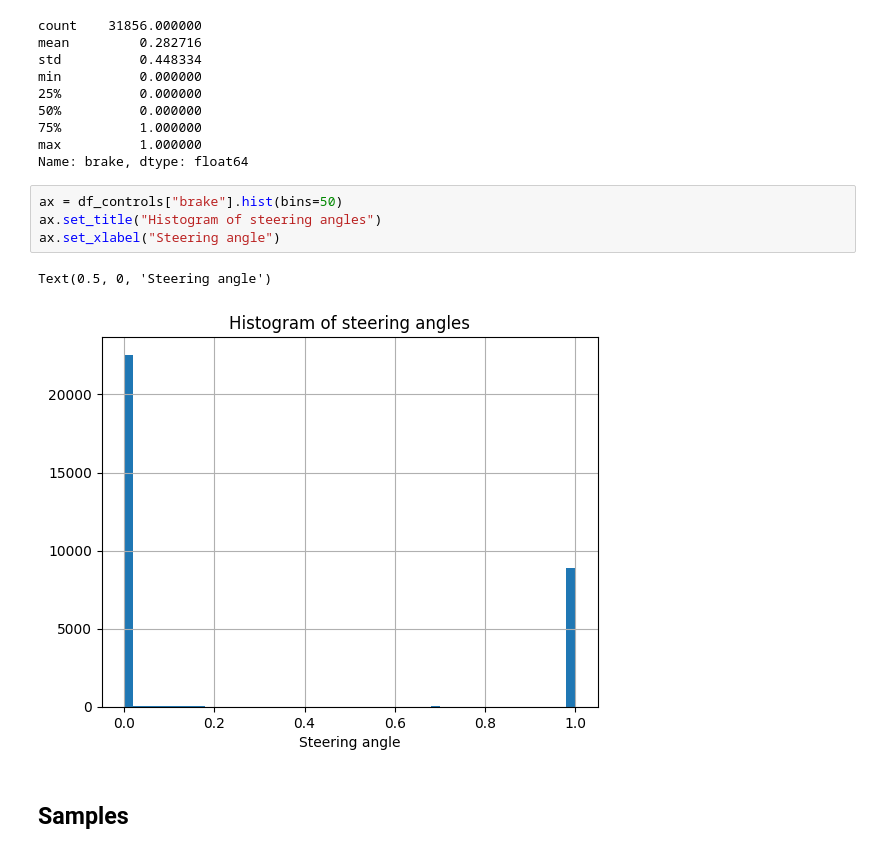
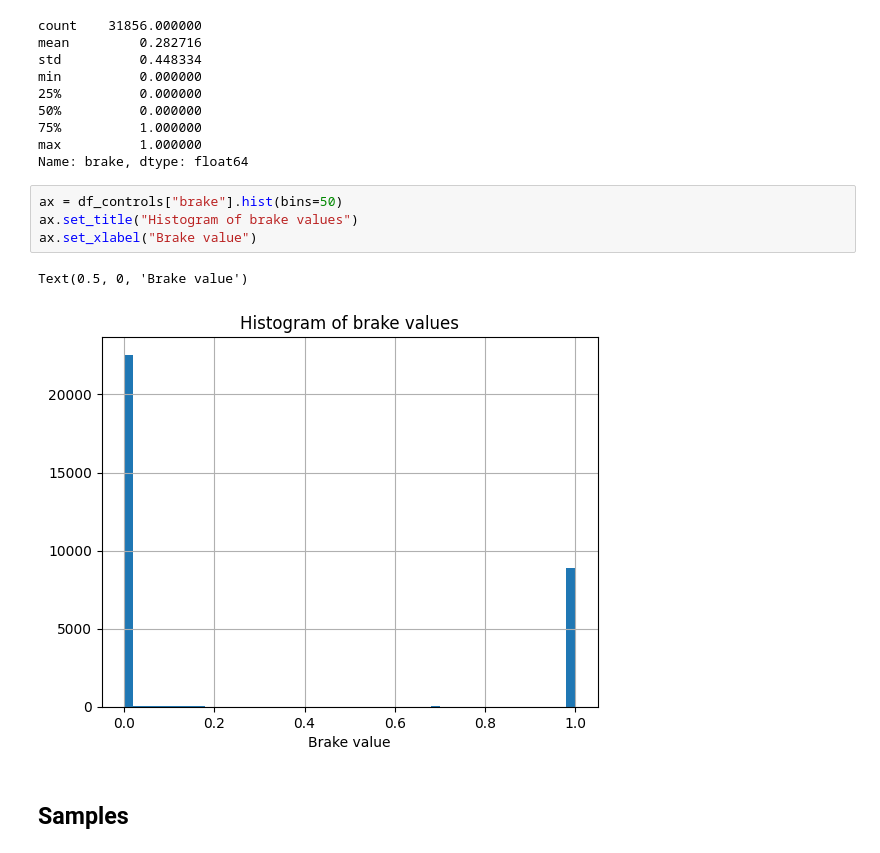
Before and after one commit to ulrik2204/carla_experiments, a Jupyter notebook: dataset_exploration.ipynb, the cells around one changed output. Drawn from its saved outputs; the diff is of its cells as text.

```diff
--- a/dataset_exploration.ipynb
+++ b/dataset_exploration.ipynb
@@ -82,11 +82,11 @@ max          1.000000
 Name: brake, dtype: float64
 # %%
 ax = df_controls["brake"].hist(bins=50)
-ax.set_title("Histogram of steering angles")
-ax.set_xlabel("Steering angle")
+ax.set_title("Histogram of brake values")
+ax.set_xlabel("Brake value")
 # %% [output]
-Text(0.5, 0, 'Steering angle')
+Text(0.5, 0, 'Brake value')
-[figure, old version]
+[figure, new version]
 # %% [markdown]
 ## Samples
 # %% [markdown]
```
Also changed, not shown: parts of 1 cell of this notebook.
